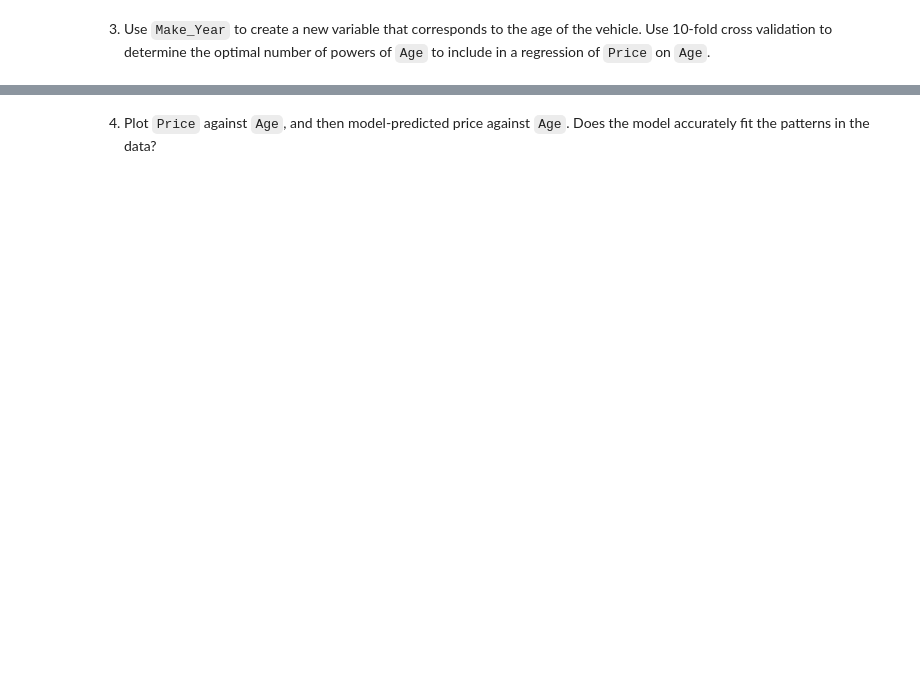
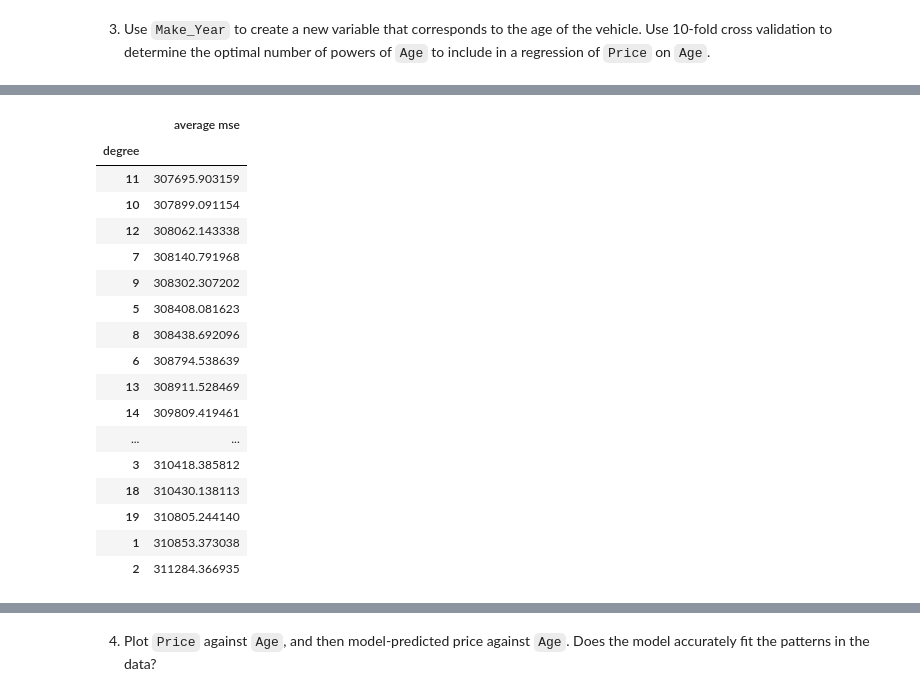
Before and after one commit to syd-nguyen/ds3021-assignments, a Jupyter notebook: assignments/03_assignment_linear_models.ipynb, the cells around one changed output, grey strips where cells are left out. Drawn from its saved outputs; the diff is of its cells as text; code cells hidden in the pictures; blank space fills up the shorter version.

```diff
--- a/assignments/03_assignment_linear_models.ipynb
+++ b/assignments/03_assignment_linear_models.ipynb
@@ -282,0 +334,41 @@ SUVs are the most expensive car type on average, as shown by them having the hig
+# %%
+kfold_cars = KFold(n_splits=10, shuffle=True, random_state=343)
+
+for degree in np.arange(1, 20, 1):
+
+    model_age = LinearRegression()
+    x_age = cars['Age']
+    y = cars['Price']
+
+    expander = PolynomialFeatures(degree=degree,include_bias=False)
+    x_age_poly = expander.fit_transform(pd.DataFrame(x_age))
+
+    scores = cross_val_score(
+        model_age, x_age_poly, y,
+        cv = kfold_cars,
+        scoring = 'neg_root_mean_squared_error'
+    )
+    scores = -scores
+
+    age_cross_val_scores.loc[degree, 'average mse'] = np.mean(scores)
+
+age_cross_val_scores.sort_values('average mse')
+# %% [output]
+|  | average mse |
+| degree |  |
+| 11 | 307695.903159 |
+| 10 | 307899.091154 |
+| 12 | 308062.143338 |
+| 7 | 308140.791968 |
+| 9 | 308302.307202 |
+| 5 | 308408.081623 |
+| 8 | 308438.692096 |
+| 6 | 308794.538639 |
+| 13 | 308911.528469 |
+| 14 | 309809.419461 |
+| ... | ... |
+| 3 | 310418.385812 |
+| 18 | 310430.138113 |
+| 19 | 310805.244140 |
+| 1 | 310853.373038 |
+| 2 | 311284.366935 |
```
Also changed, not shown: parts of 19 cells of this notebook.
